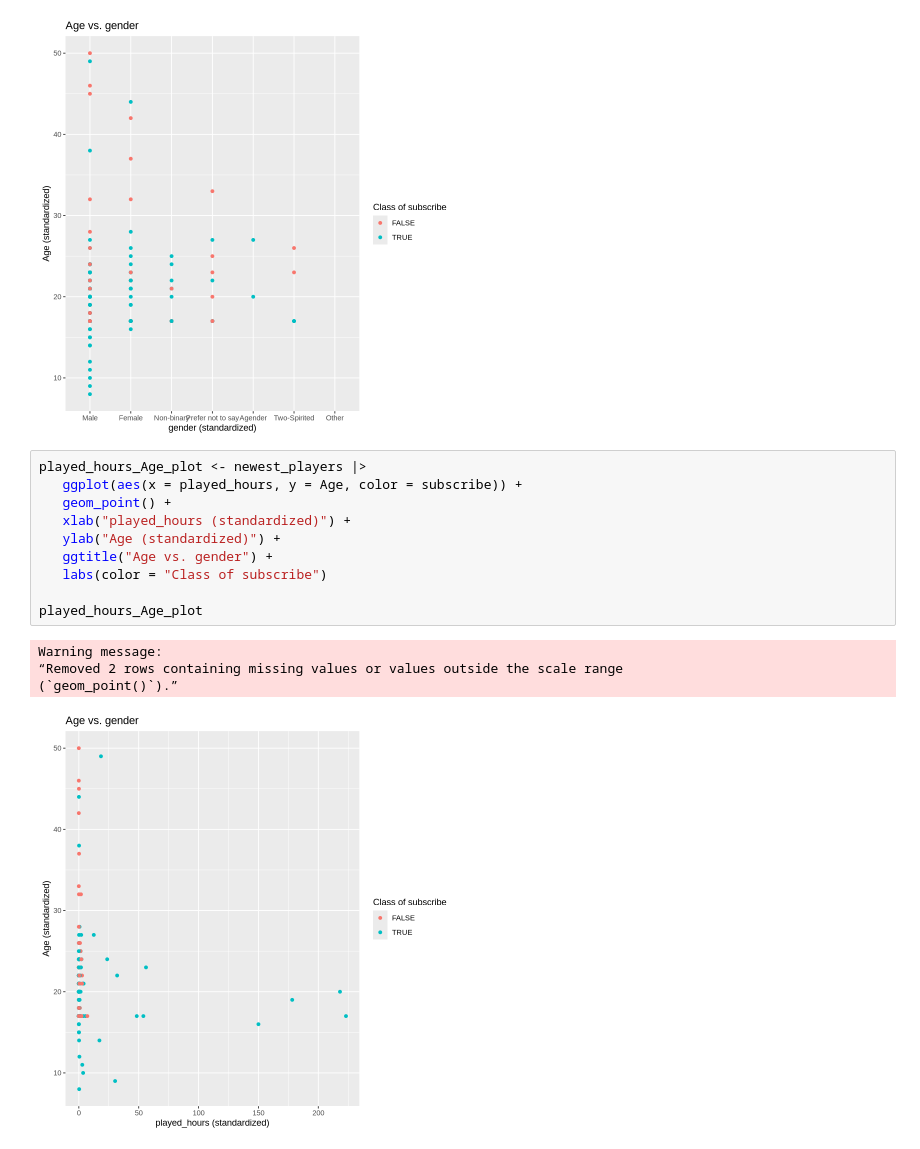
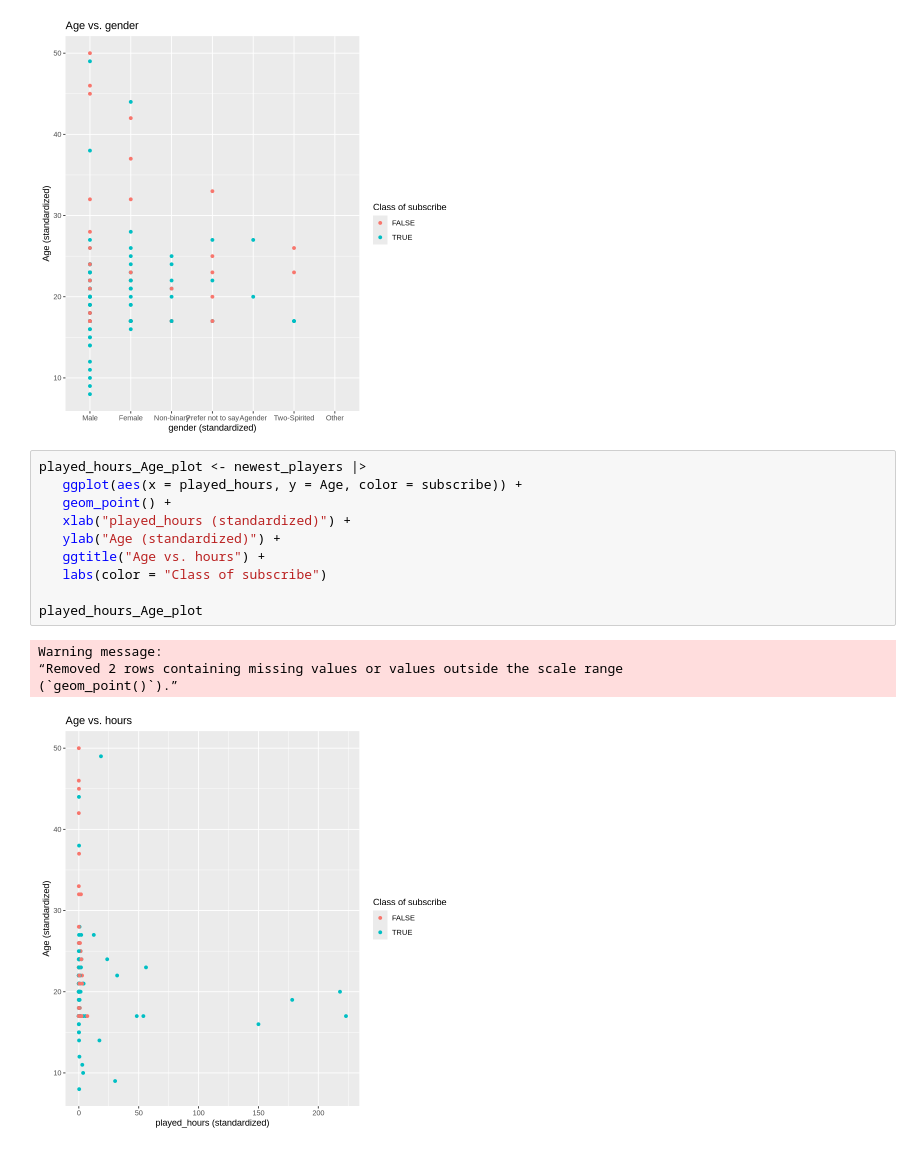
Before and after one commit to AdrianProgramming/dsci-100-2025s1-adrian, a Jupyter notebook: minecraft.ipynb, the cells around one changed output. Drawn from its saved outputs; the diff is of its cells as text.

```diff
--- a/minecraft.ipynb
+++ b/minecraft.ipynb
@@ -112,15 +130,15 @@ Warning message:
 # %%
 played_hours_Age_plot <- newest_players |>
    ggplot(aes(x = played_hours, y = Age, color = subscribe)) +
    geom_point() +
    xlab("played_hours (standardized)") +
    ylab("Age (standardized)") +
-   ggtitle("Age vs. gender") +
+   ggtitle("Age vs. hours") +
    labs(color = "Class of subscribe")
 
 played_hours_Age_plot
 # %% [output]
 Warning message:
 “Removed 2 rows containing missing values or values outside the scale range
 (`geom_point()`).”
-[figure, old version]
+[figure, new version]
```
Also changed, not shown: parts of 2 cells of this notebook.
